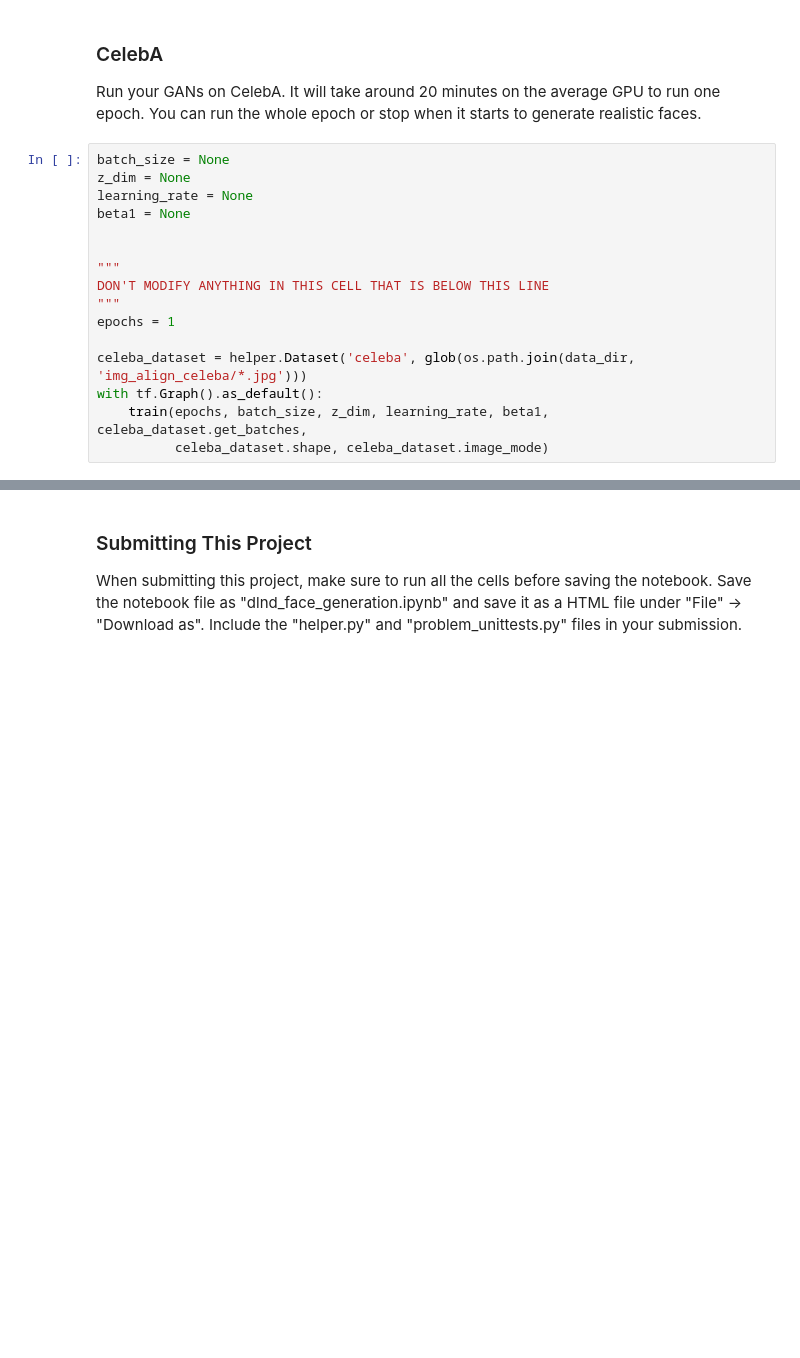
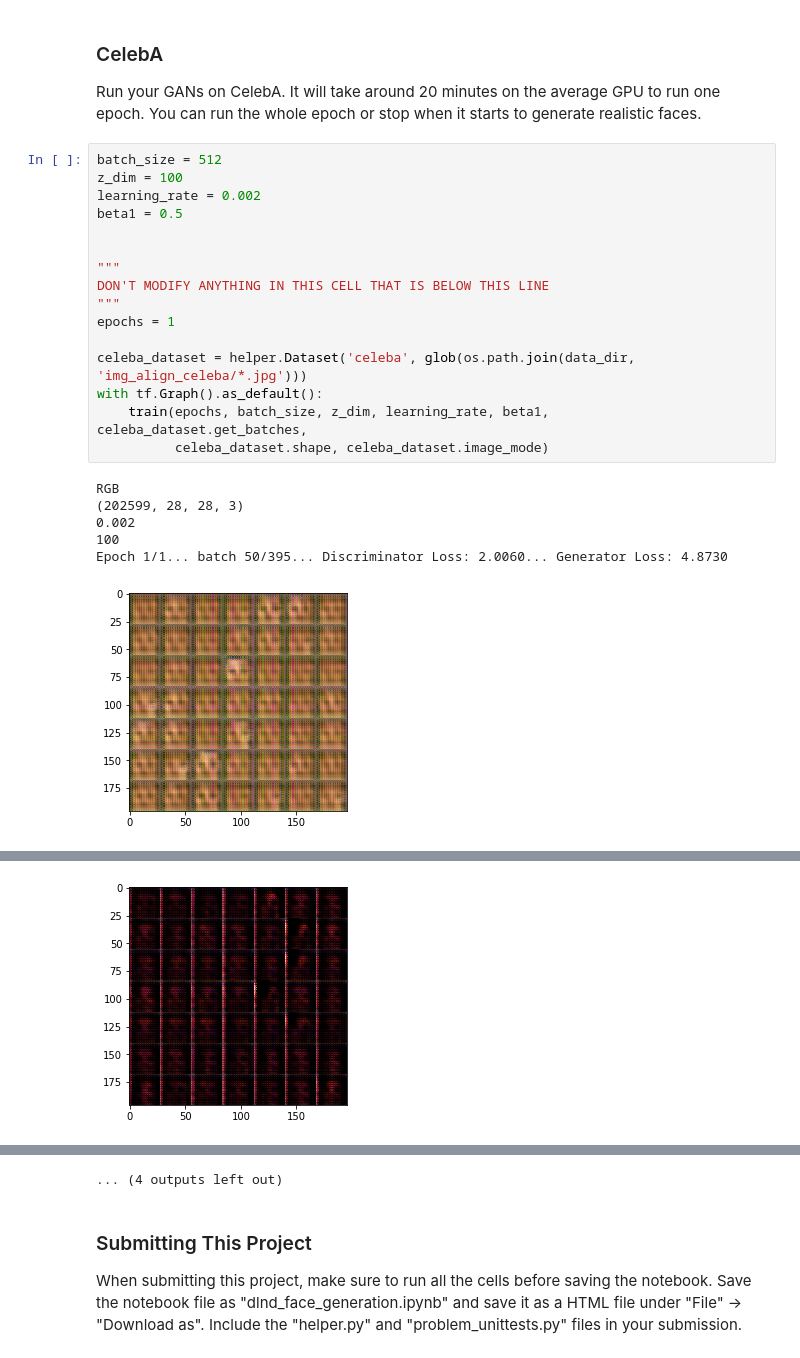
Before and after one commit to davzucky/deep-learning, a Jupyter notebook: face_generation/dlnd_face_generation.ipynb, the cells around one changed output, grey strips where cells are left out. Saved outputs shown, nothing was run; the diff lists cells and outputs as text; blank space fills up the shorter version.

```diff
--- a/face_generation/dlnd_face_generation.ipynb
+++ b/face_generation/dlnd_face_generation.ipynb
@@ -283,18 +451,25 @@ with tf.Graph().as_default():
 ### CelebA
 Run your GANs on CelebA.  It will take around 20 minutes on the average GPU to run one epoch.  You can run the whole epoch or stop when it starts to generate realistic faces.
 # %%
-batch_size = None
-z_dim = None
-learning_rate = None
-beta1 = None
+batch_size = 512
+z_dim = 100
+learning_rate = 0.002
+beta1 = 0.5
 
 
 """
 DON'T MODIFY ANYTHING IN THIS CELL THAT IS BELOW THIS LINE
 """
 epochs = 1
 
 celeba_dataset = helper.Dataset('celeba', glob(os.path.join(data_dir, 'img_align_celeba/*.jpg')))
 with tf.Graph().as_default():
     train(epochs, batch_size, z_dim, learning_rate, beta1, celeba_dataset.get_batches,
           celeba_dataset.shape, celeba_dataset.image_mode)
+# %% [output]
+RGB
+(202599, 28, 28, 3)
+0.002
+100
+Epoch 1/1... batch 50/395... Discriminator Loss: 2.0060... Generator Loss: 4.8730
+[figure, added]
@@ -300,0 +477 @@ with tf.Graph().as_default():
+[figure, added]
@@ -301,3 +486,4 @@ with tf.Graph().as_default():
+... (4 outputs left out)
 # %% [markdown]
 ### Submitting This Project
 When submitting this project, make sure to run all the cells before saving the notebook. Save the notebook file as "dlnd_face_generation.ipynb" and save it as a HTML file under "File" -> "Download as". Include the "helper.py" and "problem_unittests.py" files in your submission.
```
Also changed, not shown: parts of 12 cells of this notebook, 2 other files.
